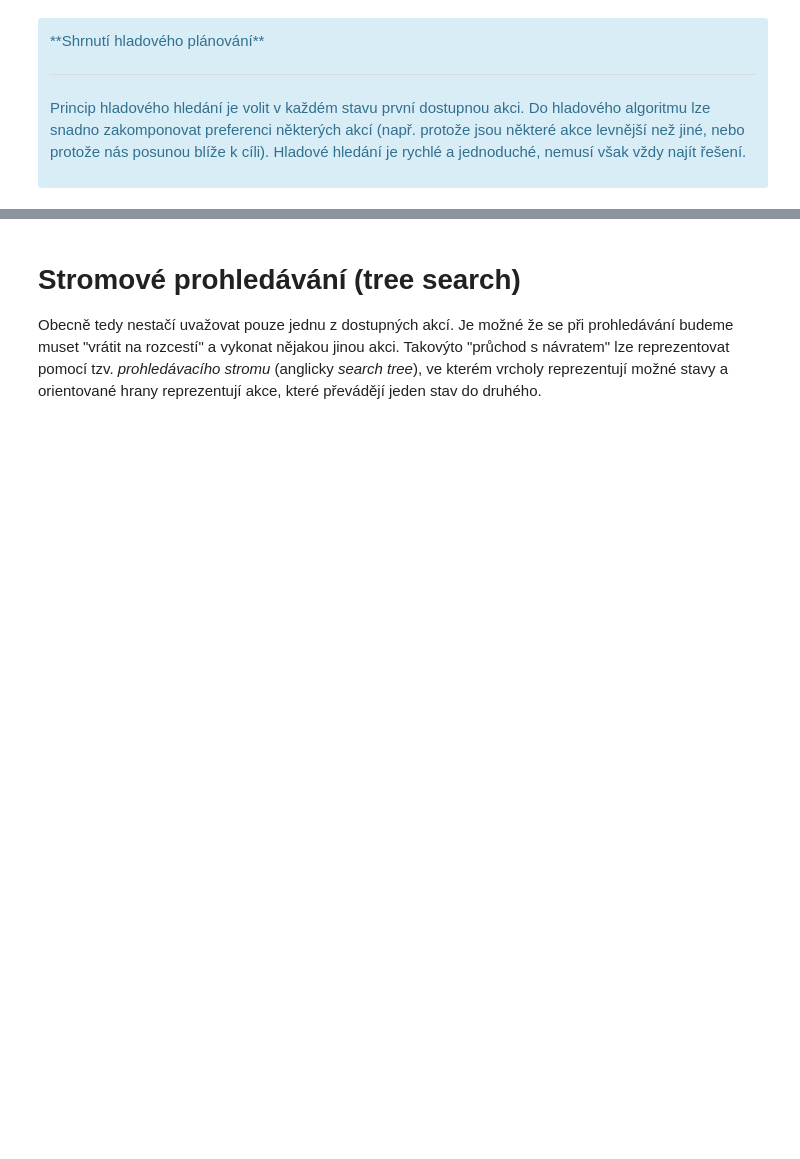
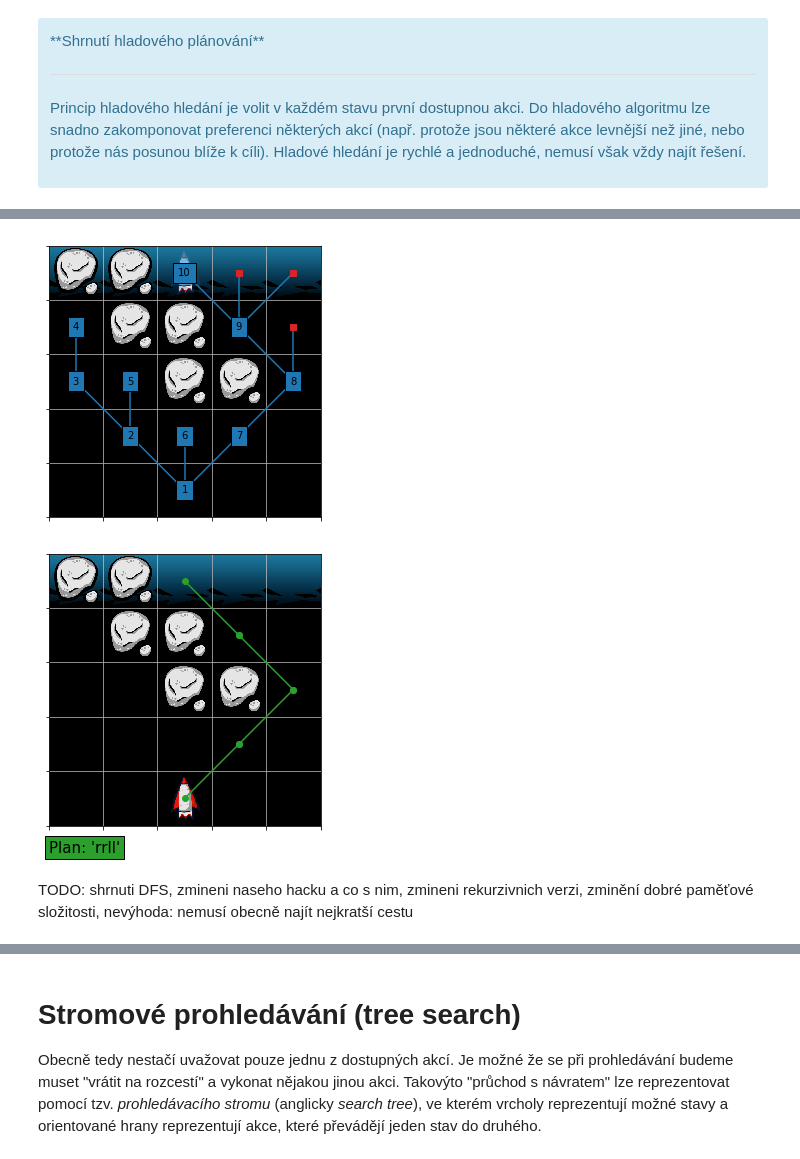
Before and after one commit to effa/ai-search-workshop, a Jupyter notebook: solution.ipynb, the cells around one changed output, grey strips where cells are left out. Cells and saved outputs as stored; diff of their text form; code cells hidden in the pictures; blank space fills up the shorter version.

```diff
--- a/solution.ipynb
+++ b/solution.ipynb
@@ -265,0 +357,53 @@ Hladové hledání je rychlé a jednoduché, nemusí však vždy najít řešen
+# %%
+def dfs(initial_state):
+    stack = [initial_state]
+    plans = {initial_state: ''}
+    while stack:
+        # TODO: Doplnte kroky 2 a 3 popisu vyse:
+        # - Odeberte jeden stav ze zasobniku.
+        # - Zkontrolujte, zda je cilovy (pokud ano, vratte plan).
+        # - Pridejte na zasobnik vsechny jeho nasledniky,
+        #   ktere jsme jeste nevideli.
+        # - Ulozte take plany do vsech novych stavu.
+
+        log_search_step(state, stack)  # vizualizace
+
+
+# SOLUTION:
+# Nasledujici algoritmus neprochazi vrcholy v korektnim DFS poradi,
+# protoze pridava do zasobniku vsechny zkoumaneho stavu najednou
+# a nikdy podruhe (pro zachovani liearni velikosti zasobniku).
+# Pri hledani cesty k cilovemu stavu to nicemu nevadi, ale je
+# dobre vedet, ze to neni presne DFS a pro nektere jine aplikace
+# (napr. detekce orientovanych cyklu) by byl kod potreba upravit.
+def dfs(initial_state):
+    stack = [initial_state]
+    plans = {initial_state: ''}
+    while stack:
+        state = stack.pop()
+        if is_goal(state):
+            log_search_step(state, stack)
+            return plans[state]
+        for action in reversed(actions(state)):
+            next_state = move(state, action)
+            if next_state not in plans:  # jeste jsme ho nevideli
+                stack.append(next_state)
+                plans[next_state] = plans[state] + action
+        log_search_step(state, stack)
+# END-OF-SOLUTION
+
+
+state = parse_state(
+'|A|A| | | |'
+'| |A|A| | |'
+'| | |A|A| |'
+'| | | | | |'
+'| | |S| | |')
+with visualize_search(state, interactive=False):
+    plan = dfs(state)
+show_plan(state, plan)
+# %% [output]
+[figure, added]
+[figure, added]
+# %% [markdown]
+TODO: shrnuti DFS, zmineni naseho hacku a co s nim, zmineni rekurzivnich verzi, zminění dobré paměťové složitosti, nevýhoda: nemusí obecně najít nejkratší cestu
```
Also changed, not shown: parts of 18 cells of this notebook.
